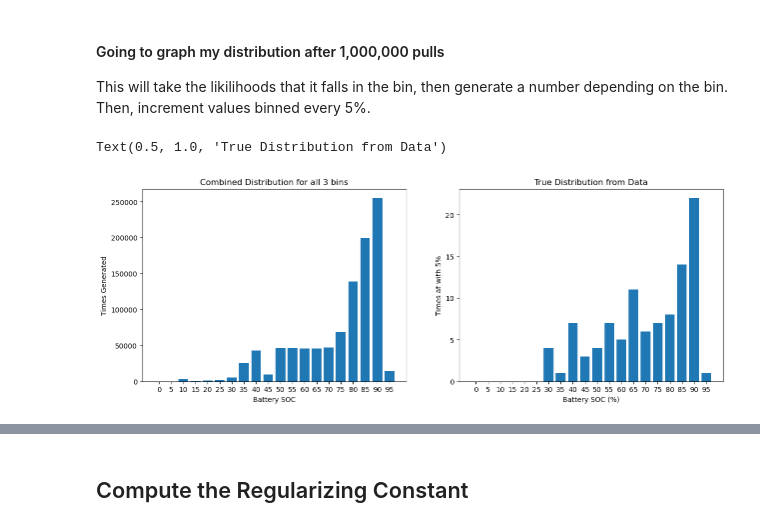
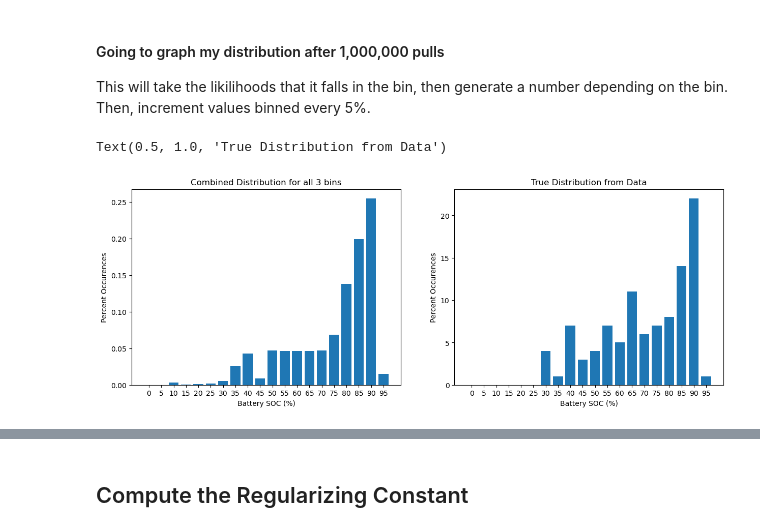
Before and after one commit to DIRECTLab/Predictive-EMS, a Jupyter notebook: BayesianUpdater/bayesian_updater_soc.ipynb, the cells around one changed output, grey strips where cells are left out. Saved outputs shown, nothing was run; the diff lists cells and outputs as text; code cells hidden in the pictures.

Commit message:
Visualization work

```diff
--- a/BayesianUpdater/bayesian_updater_soc.ipynb
+++ b/BayesianUpdater/bayesian_updater_soc.ipynb
@@ -157,43 +158,56 @@ This will take the likilihoods that it falls in the bin, then generate a number
 draws = 1_000_000
 values = np.zeros(20)
 labels = [5 * i for i in range(20)]
+barely_charged = np.zeros(20)
+barely_count = 0
+partially_charged = np.zeros(20)
+partially_count = 0
+mostly_charged = np.zeros(20)
+mostly_count = 0
+
 for i in range(draws):
     random_number = np.random.uniform(0, 1)
 
     if random_number < likelihood_barely_charged:
         val = int(round(generate_random_variable_cauchy(barely_charged_distribution['cauchy'])[0], 2) * 100)
         index = val // 5
+        barely_charged[index] += 1
         values[index] += 1
+        barely_count += 1
     elif random_number < likelihood_barely_charged + likelihood_partially_charged:
         val = int(round(generate_random_variable_uniform(partially_charged_distribution['uniform'])[0], 2) * 100)
         index = val // 5
+        partially_charged[index] += 1
         values[index] += 1
+        partially_count += 1
     else:
         val = int(round(generate_random_variable_power_law(mostly_charged_distribution['powerlaw'])[0], 2) * 100)
         index = val // 5
+        mostly_charged[index] += 1
         values[index] += 1
+        mostly_count += 1
 # %%
 fig, ax = plt.subplots(1, 2, figsize=(15, 5))
 
-ax[0].bar(np.arange(values.size), values)
+ax[0].bar(np.arange(values.size), values / 1_000_000)
 ax[0].set_xticks(ticks=np.arange(len(values)), labels=labels)
-ax[0].set_xlabel("Battery SOC")
-ax[0].set_ylabel("Times Generated")
+ax[0].set_xlabel("Battery SOC (%)")
+ax[0].set_ylabel("Percent Occurences")
 ax[0].set_title("Combined Distribution for all 3 bins")
 
-values = np.zeros(20)
+new_values = np.zeros(20)
 labels = [5 * i for i in range(20)]
 
 for charge in percentage_charged:
     if charge < 0.95:
         charge = int(round(charge, 2) * 100)
         index = charge // 5
-        values[index] += 1
-plt.bar(np.arange(values.size), values)
-plt.xticks(ticks=np.arange(len(values)), labels=labels)
+        new_values[index] += 1
+plt.bar(np.arange(values.size), new_values)
+plt.xticks(ticks=np.arange(len(new_values)), labels=labels)
 plt.xlabel("Battery SOC (%)")
-plt.ylabel("Times at with 5%")
+plt.ylabel("Percent Occurences")
 plt.title("True Distribution from Data")
 # %% [output]
 Text(0.5, 1.0, 'True Distribution from Data')
-[figure, old version]
+[figure, new version]
```
Also changed, not shown: parts of 8 cells of this notebook, 6 other files.
